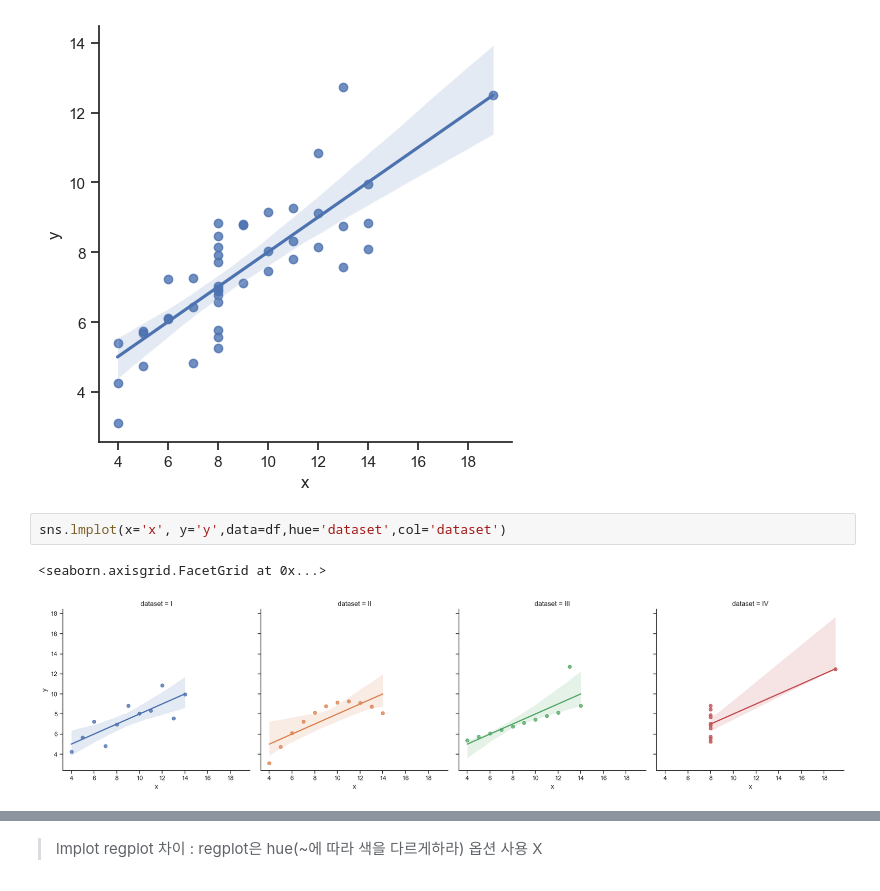
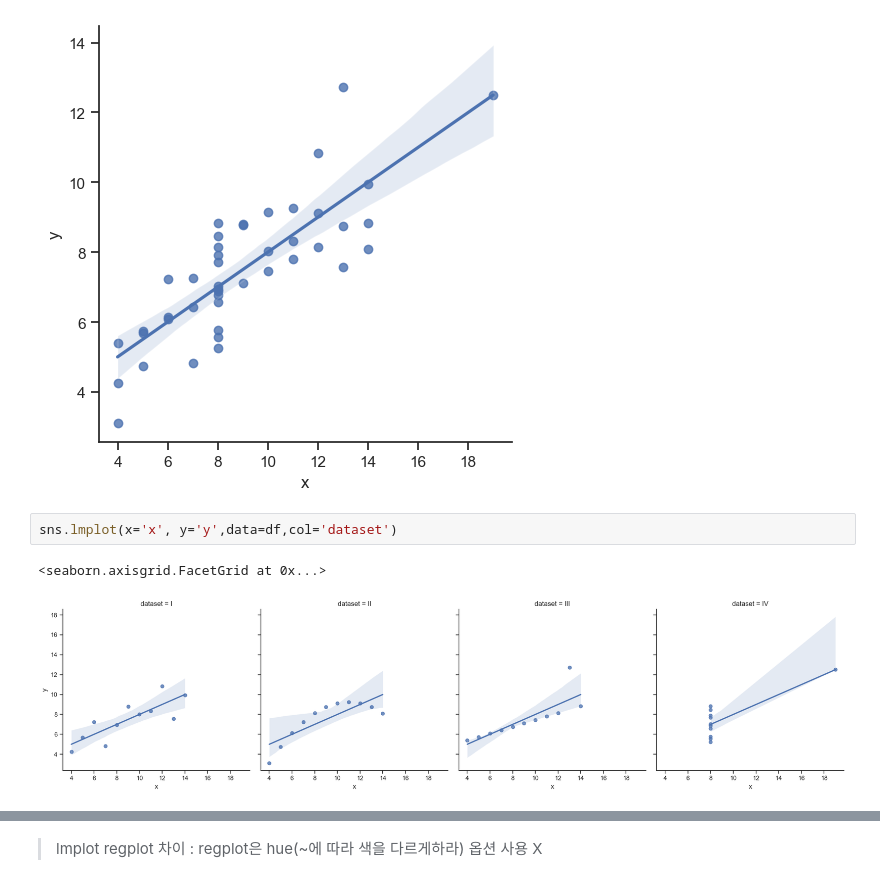
Before and after one commit to YDHYDHDONG/seaborn, a Jupyter notebook: Anscombe's Quartet.ipynb, the cells around one changed output, grey strips where cells are left out. Cells and saved outputs as stored; diff of their text form.

```diff
--- a/Anscombe's Quartet.ipynb
+++ b/Anscombe's Quartet.ipynb
@@ -112,7 +112,7 @@ sns.lmplot(x='x', y='y',data=df)
 <seaborn.axisgrid.FacetGrid at 0x...>
 [figure]
 # %%
-sns.lmplot(x='x', y='y',data=df,hue='dataset',col='dataset')
+sns.lmplot(x='x', y='y',data=df,col='dataset')
 # %% [output]
 <seaborn.axisgrid.FacetGrid at 0x...>
-[figure, old version]
+[figure, new version]
```
Also changed, not shown: parts of 3 cells of this notebook.
